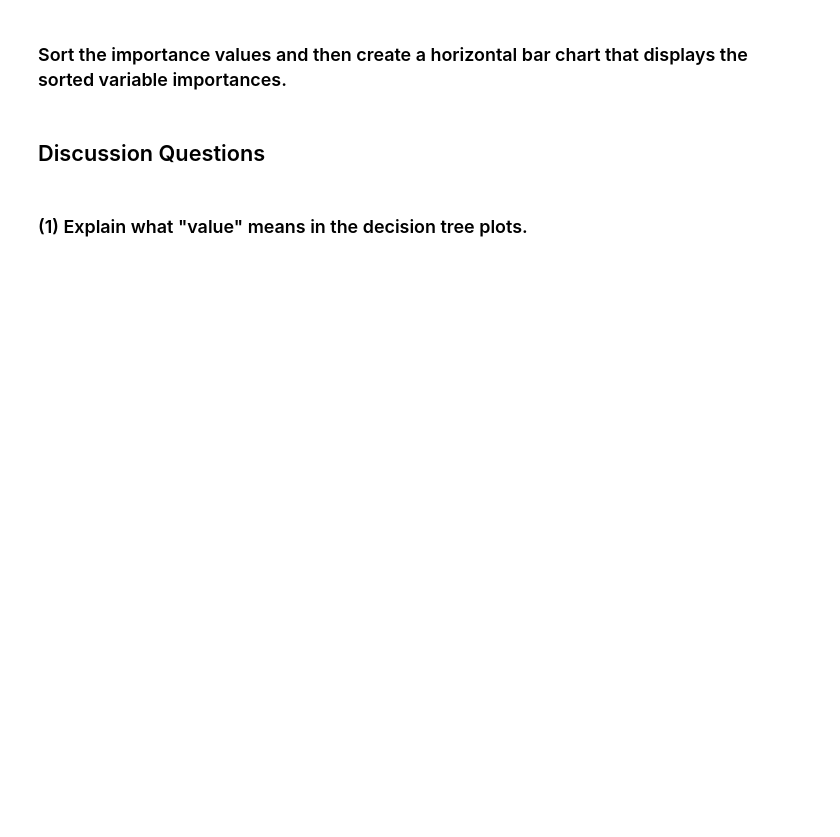
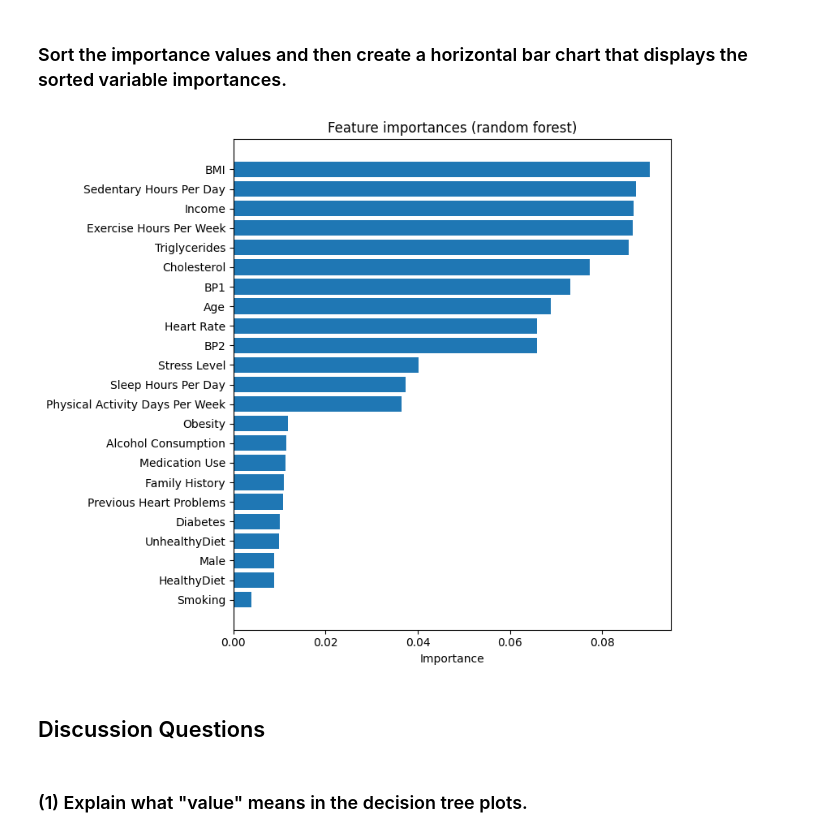
Before and after one commit to adt22006/code_2600, a Jupyter notebook: mod08_rf.ipynb, the cells around one changed output. Cells and saved outputs as stored; diff of their text form; code cells hidden in the pictures; blank space fills up the shorter version.

```diff
--- a/mod08_rf.ipynb
+++ b/mod08_rf.ipynb
@@ -156,4 +242,12 @@ You will be scored according to how well it performs on an unseen holdout set.
 # %%
 # Documentation: https://scikit-learn.org/dev/modules/generated/sklearn.ensemble.RandomForestRegressor.html
 
-rf_better = #fillin
+rf_better = RFC(max_features='sqrt',
+                criterion='log_loss',
+                n_estimators=300,
+                max_depth=12,
+                min_samples_leaf=5,
+                bootstrap=True,
+                oob_score=True,
+                random_state=seed)
+rf_better.fit(X_train, y_train)
@@ -174,10 +290,16 @@ feature_imp
 # %% [markdown]
 ### Sort the importance values and then create a horizontal bar chart that displays the sorted variable importances.
 # %%
-feature_imp_sorted = #fillin
+feature_imp_sorted = feature_imp.sort_values('importance', ascending=True)
 
-# Draw a horizontal bar chart
-#fillin
+fig, ax = plt.subplots(figsize=(8, 7))
+ax.barh(feature_imp_sorted.index, feature_imp_sorted['importance'])
+ax.set_xlabel('Importance')
+ax.set_title('Feature importances (random forest)')
+plt.tight_layout()
+plt.show()
+# %% [output]
+[figure, added]
 # %% [markdown]
 ## Discussion Questions
 # %% [markdown]
```
Also changed, not shown: parts of 22 cells of this notebook.
